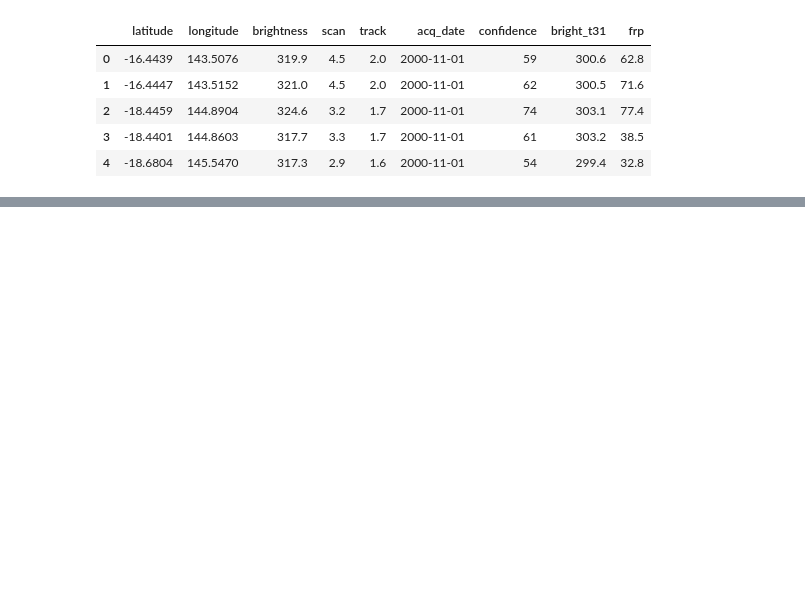
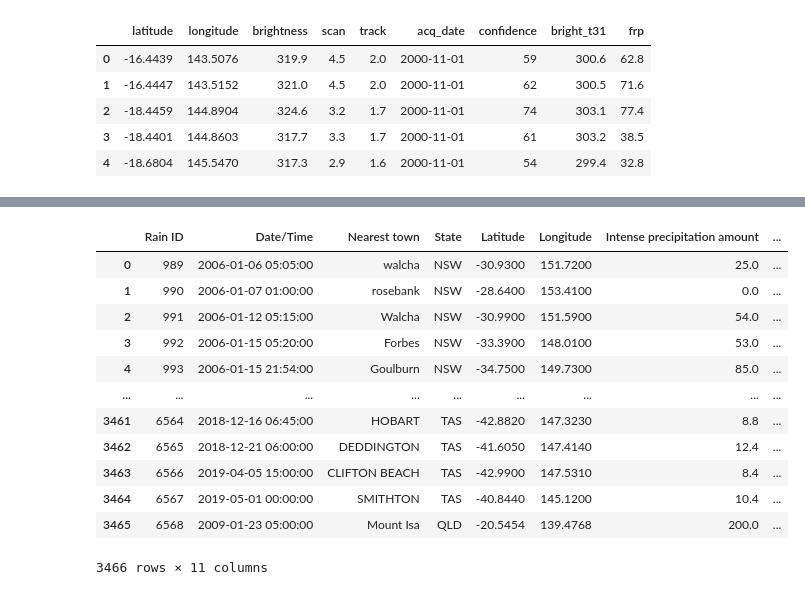
Before and after one commit to johannas/AustralienFiresFromSpace_Schoeggl_Vorauer, a Jupyter notebook: Notebooks/data_cleaning.ipynb, the cells around one changed output, grey strips where cells are left out. Drawn from its saved outputs; the diff is of its cells as text; code cells hidden in the pictures; blank space fills up the shorter version.

```diff
--- a/Notebooks/data_cleaning.ipynb
+++ b/Notebooks/data_cleaning.ipynb
@@ -14,0 +19,2 @@ allmodis.head()
+# %%
+rain = pd.read_csv(r'..\Data\Raw\rain.csv')
@@ -14,0 +62,16 @@ allmodis.head()
+# %%
+rain.drop(['Unnamed: 16', 'Severity confidence description', 'Water course', 'Number of injuries', 'Number of deaths', 'Damage total', 'Damage total'], 1)
+# %% [output]
+|  | Rain ID | Date/Time | Nearest town | State | Latitude | Longitude | Intense precipitation amount | ... |
+| 0 | 989 | 2006-01-06 05:05:00 | walcha | NSW | -30.9300 | 151.7200 | 25.0 | ... |
+| 1 | 990 | 2006-01-07 01:00:00 | rosebank | NSW | -28.6400 | 153.4100 | 0.0 | ... |
+| 2 | 991 | 2006-01-12 05:15:00 | Walcha | NSW | -30.9900 | 151.5900 | 54.0 | ... |
+| 3 | 992 | 2006-01-15 05:20:00 | Forbes | NSW | -33.3900 | 148.0100 | 53.0 | ... |
+| 4 | 993 | 2006-01-15 21:54:00 | Goulburn | NSW | -34.7500 | 149.7300 | 85.0 | ... |
+| ... | ... | ... | ... | ... | ... | ... | ... | ... |
+| 3461 | 6564 | 2018-12-16 06:45:00 | HOBART | TAS | -42.8820 | 147.3230 | 8.8 | ... |
+| 3462 | 6565 | 2018-12-21 06:00:00 | DEDDINGTON | TAS | -41.6050 | 147.4140 | 12.4 | ... |
+| 3463 | 6566 | 2019-04-05 15:00:00 | CLIFTON BEACH | TAS | -42.9900 | 147.5310 | 8.4 | ... |
+| 3464 | 6567 | 2019-05-01 00:00:00 | SMITHTON | TAS | -40.8440 | 145.1200 | 10.4 | ... |
+| 3465 | 6568 | 2009-01-23 05:00:00 | Mount Isa | QLD | -20.5454 | 139.4768 | 200.0 | ... |
+3466 rows × 11 columns
```
Also changed, not shown: parts of 17 cells of this notebook, 6 other files.
